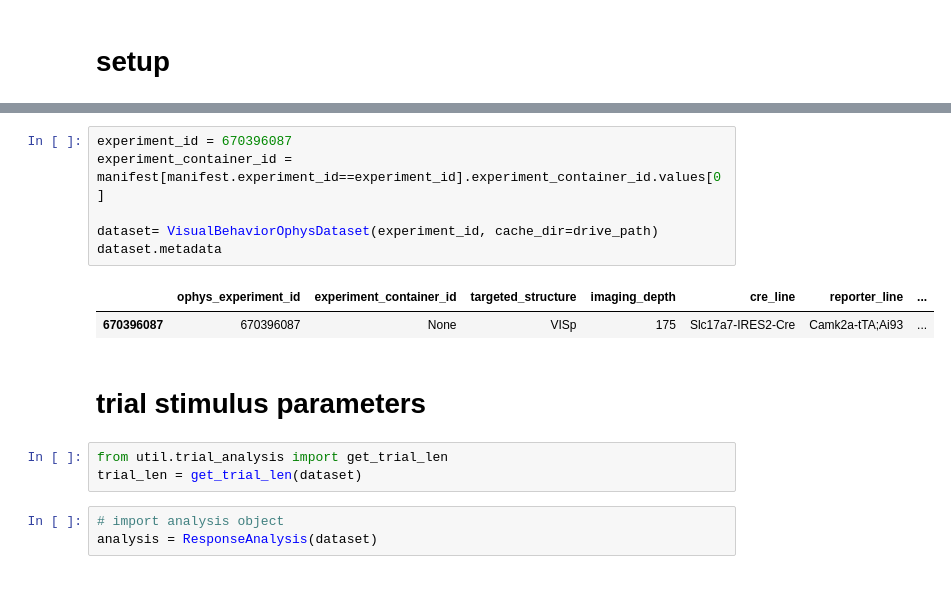
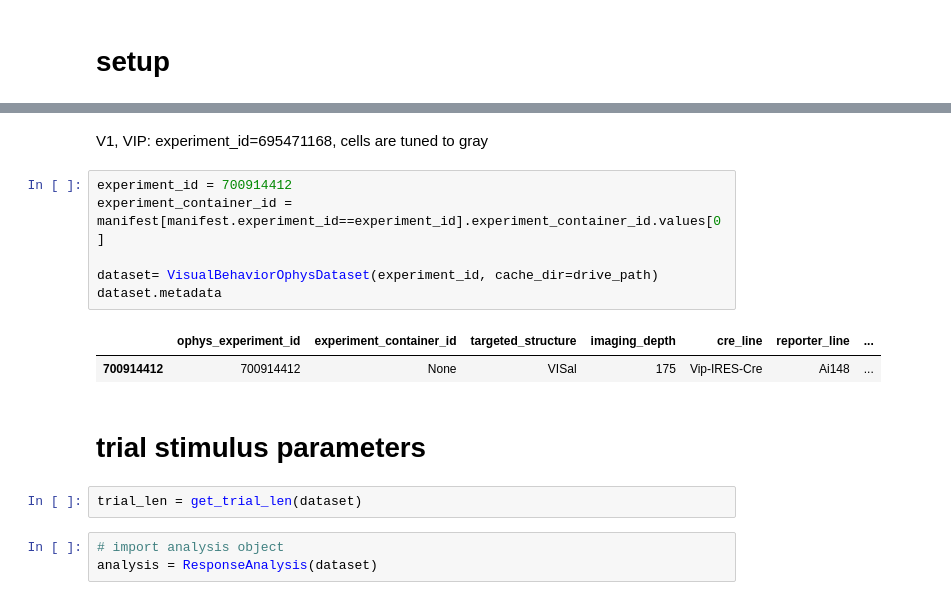
Before and after one commit to hanshuting/swdb_2018_tools, a Jupyter notebook: theory_project/tuning_curve_analysis.ipynb, the cells around one changed output, grey strips where cells are left out. Saved outputs shown, nothing was run; the diff lists cells and outputs as text.

```diff
--- a/theory_project/tuning_curve_analysis.ipynb
+++ b/theory_project/tuning_curve_analysis.ipynb
@@ -25,17 +41,18 @@ manifest = pd.read_csv(os.path.join(drive_path,manifest_file))
+# %% [markdown]
+V1, VIP: experiment_id=695471168, cells are tuned to gray
 # %%
-experiment_id = 670396087
+experiment_id = 700914412
 experiment_container_id = manifest[manifest.experiment_id==experiment_id].experiment_container_id.values[0]
 
 dataset= VisualBehaviorOphysDataset(experiment_id, cache_dir=drive_path)
 dataset.metadata
 # %% [output]
 |  | ophys_experiment_id | experiment_container_id | targeted_structure | imaging_depth | cre_line | reporter_line | ... |
-| 670396087 | 670396087 | None | VISp | 175 | Slc17a7-IRES2-Cre | Camk2a-tTA;Ai93 | ... |
+| 700914412 | 700914412 | None | VISal | 175 | Vip-IRES-Cre | Ai148 | ... |
 # %% [markdown]
 # trial stimulus parameters
-# %%
-from util.trial_analysis import get_trial_len
-trial_len = get_trial_len(dataset)
+# %%
+trial_len = get_trial_len(dataset)
 # %%
 # import analysis object
 analysis = ResponseAnalysis(dataset)
```
Also changed, not shown: parts of 14 cells of this notebook.
